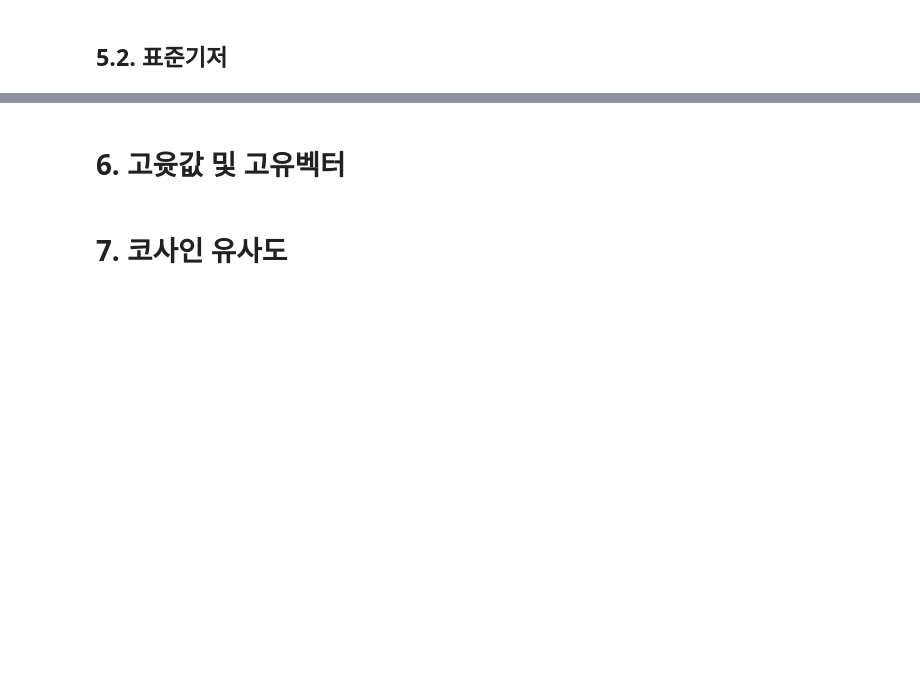
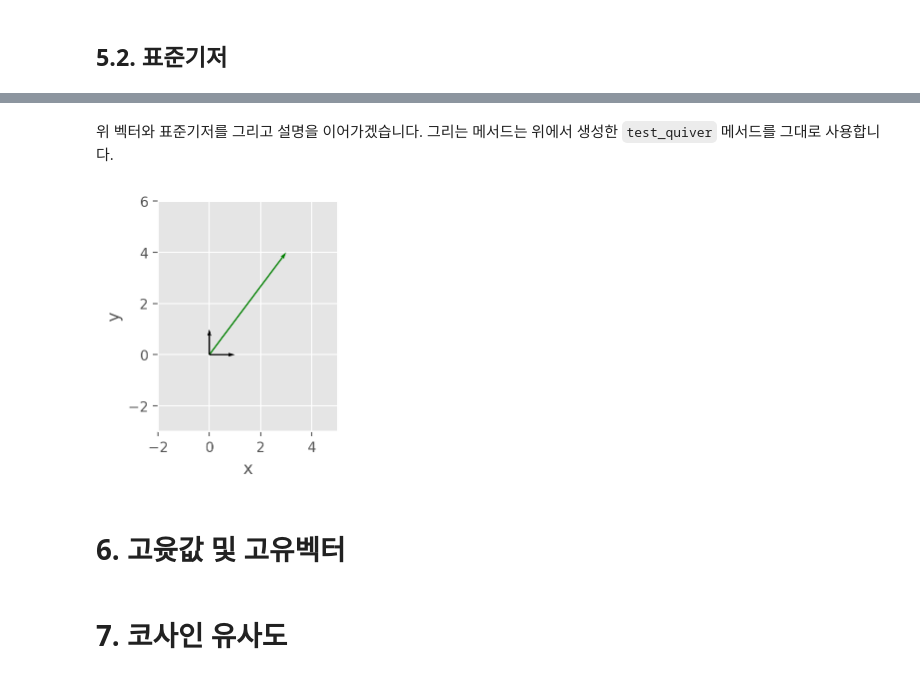
Before and after one commit to LeeSeungwon89/Artificial-intelligence-math, a Jupyter notebook: 2. 선형대수.ipynb, the cells around one changed output, grey strips where cells are left out. Saved outputs shown, nothing was run; the diff lists cells and outputs as text; code cells hidden in the pictures; blank space fills up the shorter version.

```diff
--- a/2. 선형대수.ipynb
+++ b/2. 선형대수.ipynb
@@ -503,3 +611,25 @@ print(np.shape(a))
+# %% [markdown]
+위 벡터와 표준기저를 그리고 설명을 이어가겠습니다. 그리는 메서드는 위에서 생성한 `test_quiver` 메서드를 그대로 사용합니다.
+# %%
+a = np.array([3, 4])
+e_x = np.array([1, 0])
+e_y = np.array([0, 1])
+
+plt.figure(figsize=(5, 3))
+
+test_quiver(start, a, color='g')
+test_quiver(start, e_x, color='k')
+test_quiver(start, e_y, color='k')
+
+plt.xlim(-2, 5)
+plt.ylim(-3, 6)
+plt.xlabel('x')
+plt.ylabel('y')
+plt.gca().set_aspect('equal')
+
+plt.show()
+# %% [output]
+[figure, added]
 # %% [markdown]
 # **6. 고윳값 및 고유벡터**
 # %% [markdown]
```
Also changed, not shown: parts of 8 cells of this notebook.
